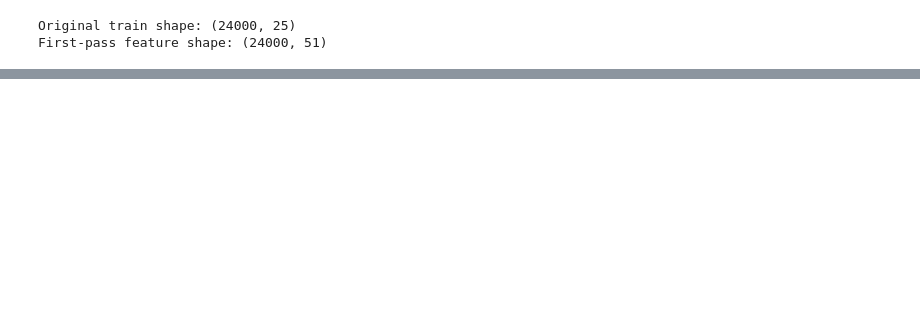
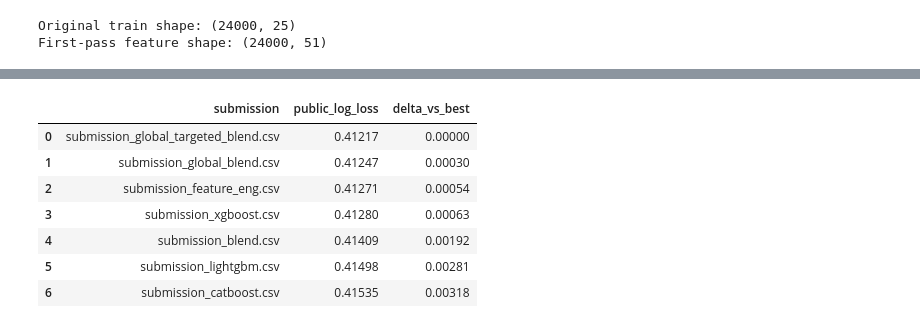
Before and after one commit to legendarystrat/interuni_datathon_2026, a Jupyter notebook: final.ipynb, the cells around one changed output, grey strips where cells are left out. Drawn from its saved outputs; the diff is of its cells as text; code cells hidden in the pictures; blank space fills up the shorter version.

```diff
--- a/final.ipynb
+++ b/final.ipynb
@@ -249,0 +491,24 @@ We also considered the secondary metric for
+# %%
+public_scores = pd.DataFrame(
+    [
+        {"submission": "submission_global_targeted_blend.csv", "public_log_loss": 0.41217},
+        {"submission": "submission_global_blend.csv", "public_log_loss": 0.41247},
+        {"submission": "submission_feature_eng.csv", "public_log_loss": 0.41271},
+        {"submission": "submission_xgboost.csv", "public_log_loss": 0.41280},
+        {"submission": "submission_blend.csv", "public_log_loss": 0.41409},
+        {"submission": "submission_lightgbm.csv", "public_log_loss": 0.41498},
+        {"submission": "submission_catboost.csv", "public_log_loss": 0.41535},
+    ]
+).sort_values("public_log_loss")
+
+public_scores["delta_vs_best"] = public_scores["public_log_loss"] - public_scores["public_log_loss"].min()
+public_scores
+# %% [output]
+|  | submission | public_log_loss | delta_vs_best |
+| 0 | submission_global_targeted_blend.csv | 0.41217 | 0.00000 |
+| 1 | submission_global_blend.csv | 0.41247 | 0.00030 |
+| 2 | submission_feature_eng.csv | 0.41271 | 0.00054 |
+| 3 | submission_xgboost.csv | 0.41280 | 0.00063 |
+| 4 | submission_blend.csv | 0.41409 | 0.00192 |
+| 5 | submission_lightgbm.csv | 0.41498 | 0.00281 |
+| 6 | submission_catboost.csv | 0.41535 | 0.00318 |
```
Also changed, not shown: parts of 23 cells of this notebook.
